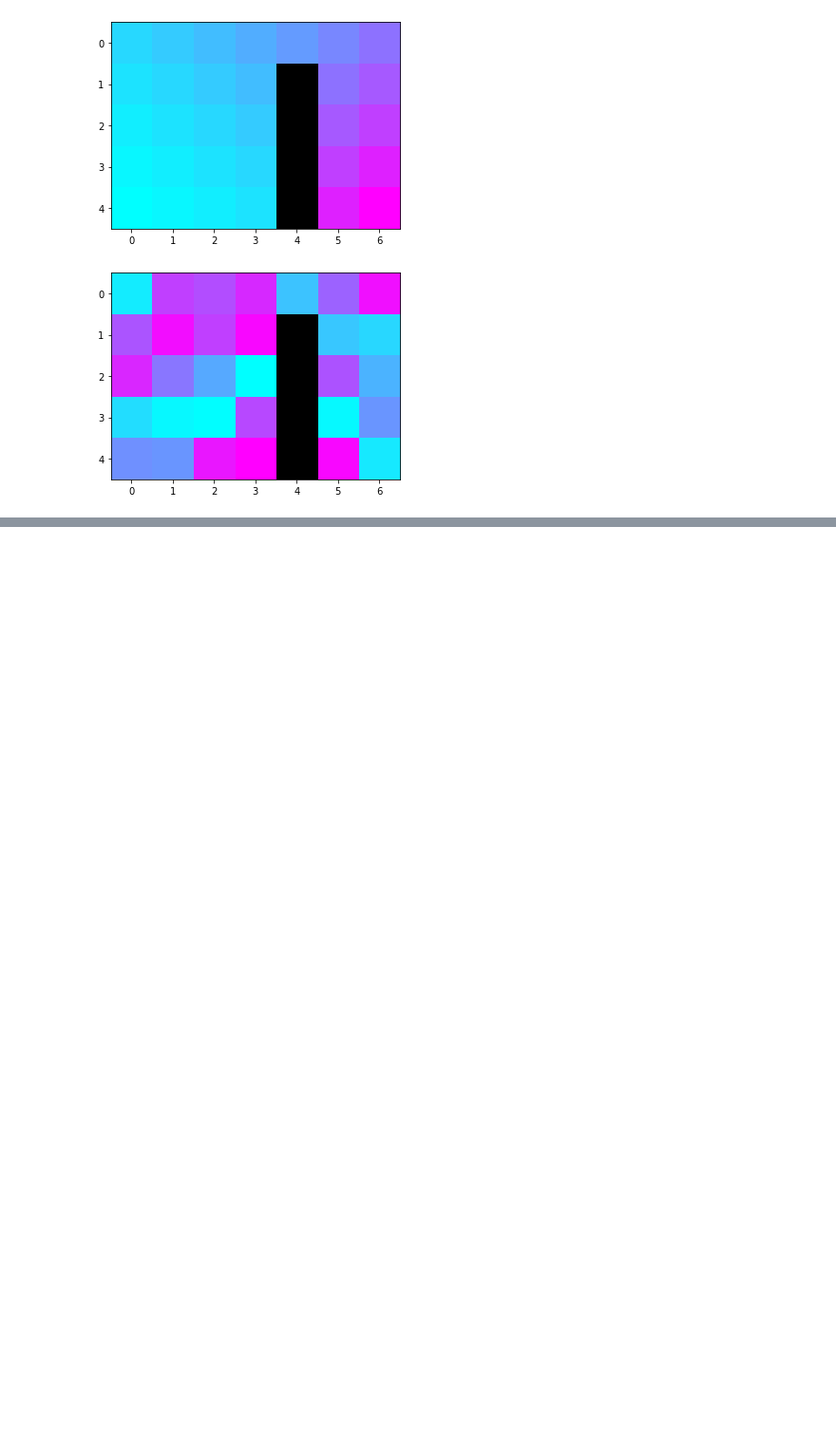
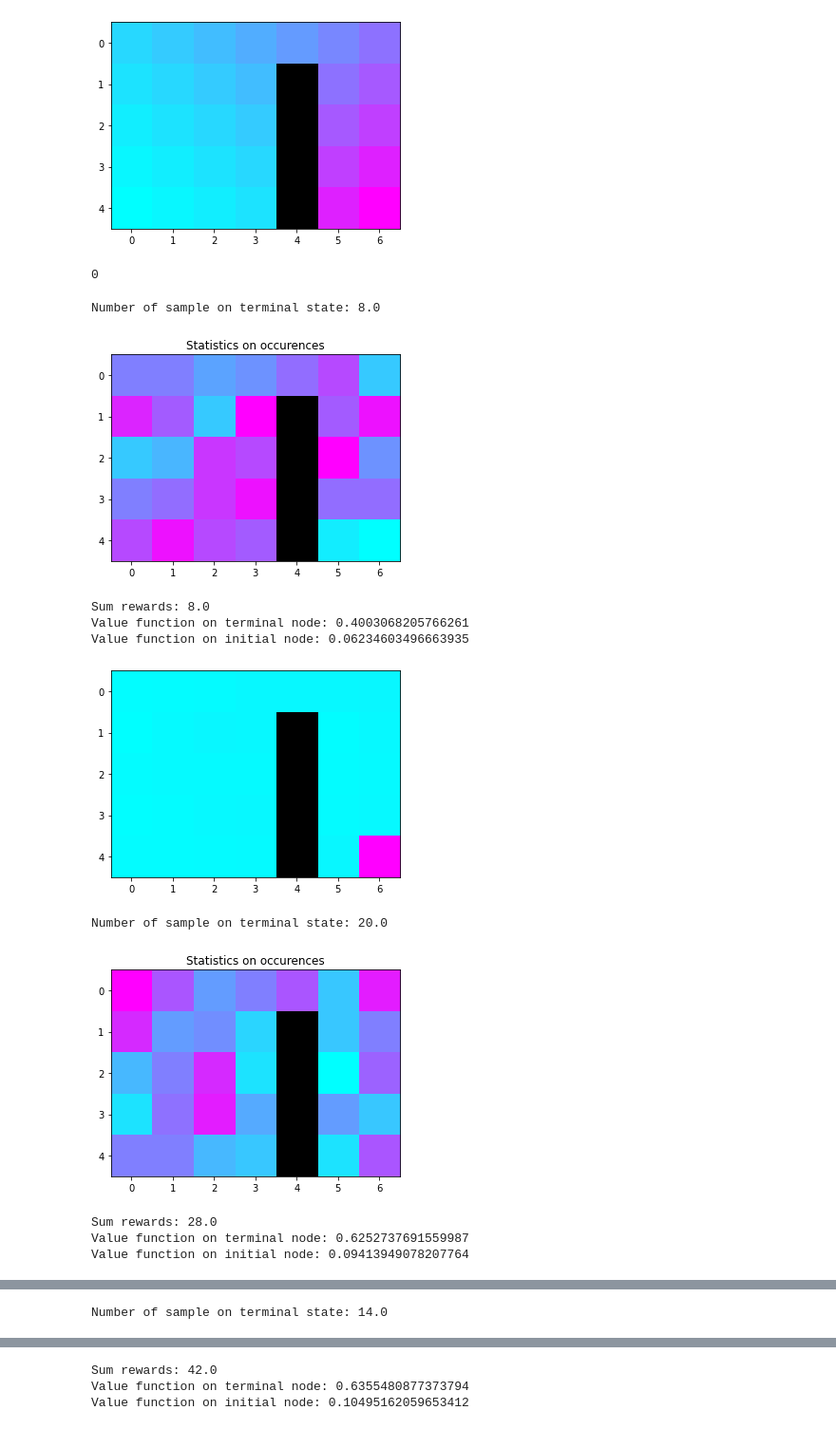
Before and after one commit to theovincent/ReinforcementLearningWithDemonstration, a Jupyter notebook: simulators/grid_world/simulate_algorithms.ipynb, the cells around one changed output, grey strips where cells are left out. Shown: that part at 95% size. Cells and saved outputs as stored; diff of their text form; code cells hidden in the pictures; blank space fills up the shorter version.

Commit message:
Fix bugs: negative reward, explore terminal state

```diff
--- a/simulators/grid_world/simulate_algorithms.ipynb
+++ b/simulators/grid_world/simulate_algorithms.ipynb
@@ -21,5 +21,9 @@ plt.imshow(img)
 plt.show()
 # %% [output]
 [figure]
+# %%
+np.argmin(V_expert)
+# %% [output]
+0
 # %%
 import numpy as np
@@ -126,20 +160,27 @@ def lstd(env, n_samples_per_iteration, regularisor, regularisor_bellmann, trajec
 # %%
 # from algorithms.LSTD import lstd
 
-n_samples_per_iteration = 100
-regularisor = 0.1
-regularisor_bellmann = 0.1
-max_iteration = 10
+n_samples_per_iteration = 500
+regularisor = 0.01
+regularisor_bellmann = 0.01
+max_iteration = 5
 trajectory = False
+tol = 1e-6
+learning_rate = 1
 
-Q_lstd, lstd_policy = lstd(simple_env, n_samples_per_iteration, regularisor, regularisor_bellmann, trajectory=trajectory, max_iteration=max_iteration, tol=1e-5)
+Q_lstd, lstd_policy = lstd(simple_env, n_samples_per_iteration, regularisor, regularisor_bellmann, learning_rate=learning_rate, trajectory=trajectory, max_iteration=max_iteration, tol=tol)
 
 # Uncomment if you want to simulate the policy
 # simulate_policy(lstd_policy, "../../videos/simple_grid_world/lstd.mp4", simple_env, HORIZON)
-
-V_lstd = Q_lstd.max(axis=1)
-img = simple_env.get_layout_img(V_lstd)
-plt.imshow(img)
-plt.show()
 # %% [output]
+Number of sample on terminal state: 8.0
-[figure, old version]
+[figure, new version]
+Sum rewards: 8.0
+Value function on terminal node: 0.4003068205766261
+Value function on initial node: 0.06234603496663935
+[figure, added]
+Number of sample on terminal state: 20.0
+[figure, added]
+Sum rewards: 28.0
+Value function on terminal node: 0.6252737691559987
+Value function on initial node: 0.09413949078207764
@@ -145,0 +188 @@ plt.show()
+Number of sample on terminal state: 14.0
@@ -145,0 +190,3 @@ plt.show()
+Sum rewards: 42.0
+Value function on terminal node: 0.6355480877373794
+Value function on initial node: 0.10495162059653412
```
Also changed, not shown: parts of 4 cells of this notebook.
